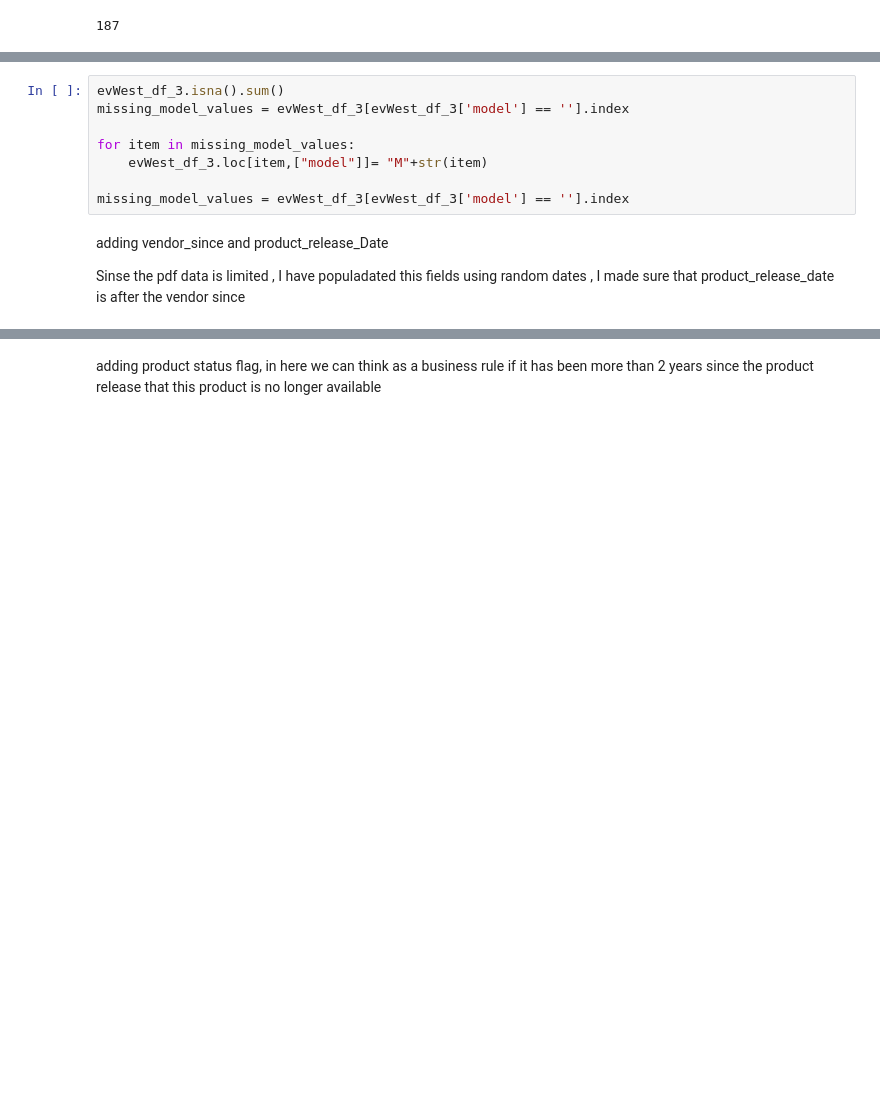
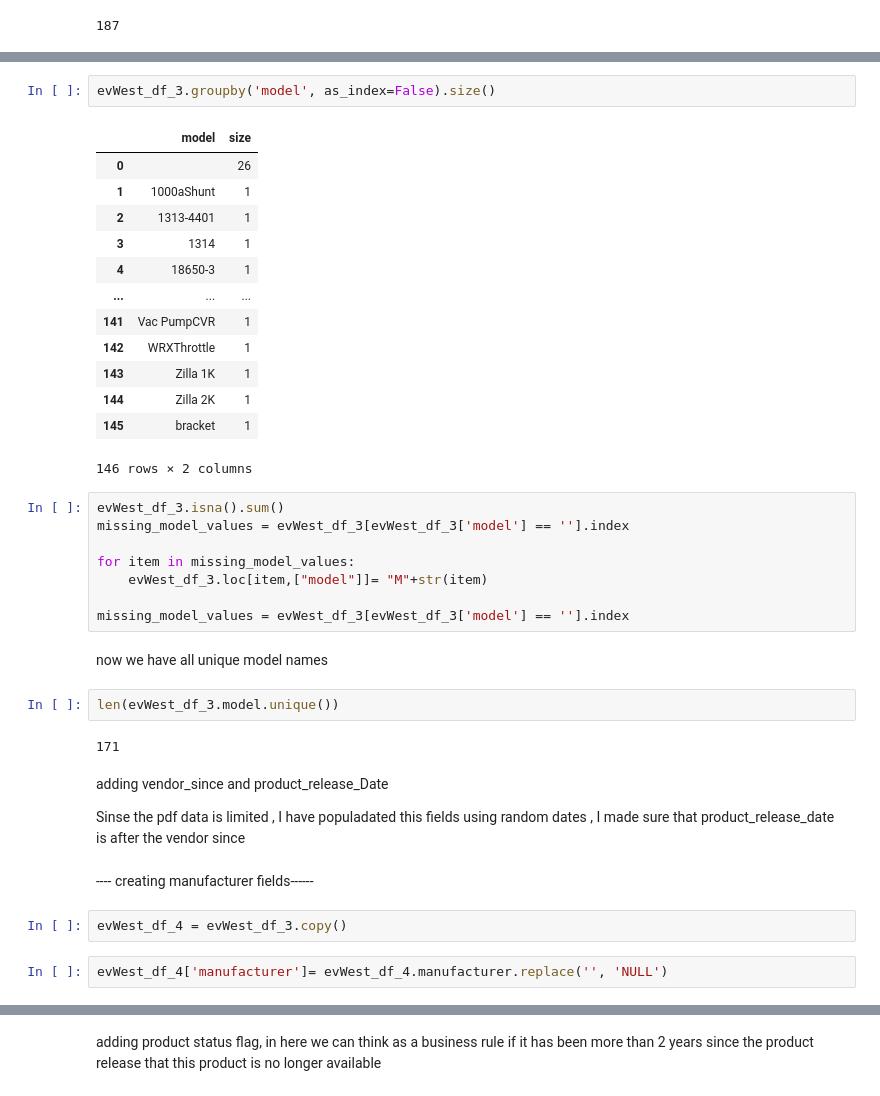
Before and after one commit to hicranA/partsUnlimitedDW, a Jupyter notebook: etl.ipynb, the cells around one changed output, grey strips where cells are left out. Saved outputs shown, nothing was run; the diff lists cells and outputs as text; blank space fills up the shorter version.

```diff
--- a/etl.ipynb
+++ b/etl.ipynb
@@ -59,3 +72,19 @@ len(evWest_df_3)
+# %%
+evWest_df_3.groupby('model', as_index=False).size()
+# %% [output]
+|  | model | size |
+| 0 |  | 26 |
+| 1 | 1000aShunt | 1 |
+| 2 | 1313-4401 | 1 |
+| 3 | 1314 | 1 |
+| 4 | 18650-3 | 1 |
+| ... | ... | ... |
+| 141 | Vac PumpCVR | 1 |
+| 142 | WRXThrottle | 1 |
+| 143 | Zilla 1K | 1 |
+| 144 | Zilla 2K | 1 |
+| 145 | bracket | 1 |
+146 rows × 2 columns
 # %%
 evWest_df_3.isna().sum()
 missing_model_values = evWest_df_3[evWest_df_3['model'] == ''].index
@@ -64,7 +93,19 @@ for item in missing_model_values:
     evWest_df_3.loc[item,["model"]]= "M"+str(item)
 
 missing_model_values = evWest_df_3[evWest_df_3['model'] == ''].index
+# %% [markdown]
+now we have all unique model names
+# %%
+len(evWest_df_3.model.unique())
+# %% [output]
+171
 # %% [markdown]
 adding vendor_since	 and product_release_Date
 
 Sinse the pdf data is limited , I have populadated this fields using random dates , I made sure that product_release_date is after the vendor since
+# %% [markdown]
+---- creating manufacturer fields------
+# %%
+evWest_df_4 = evWest_df_3.copy()
+# %%
+evWest_df_4['manufacturer']= evWest_df_4.manufacturer.replace('', 'NULL')
```
Also changed, not shown: parts of 12 cells of this notebook.
